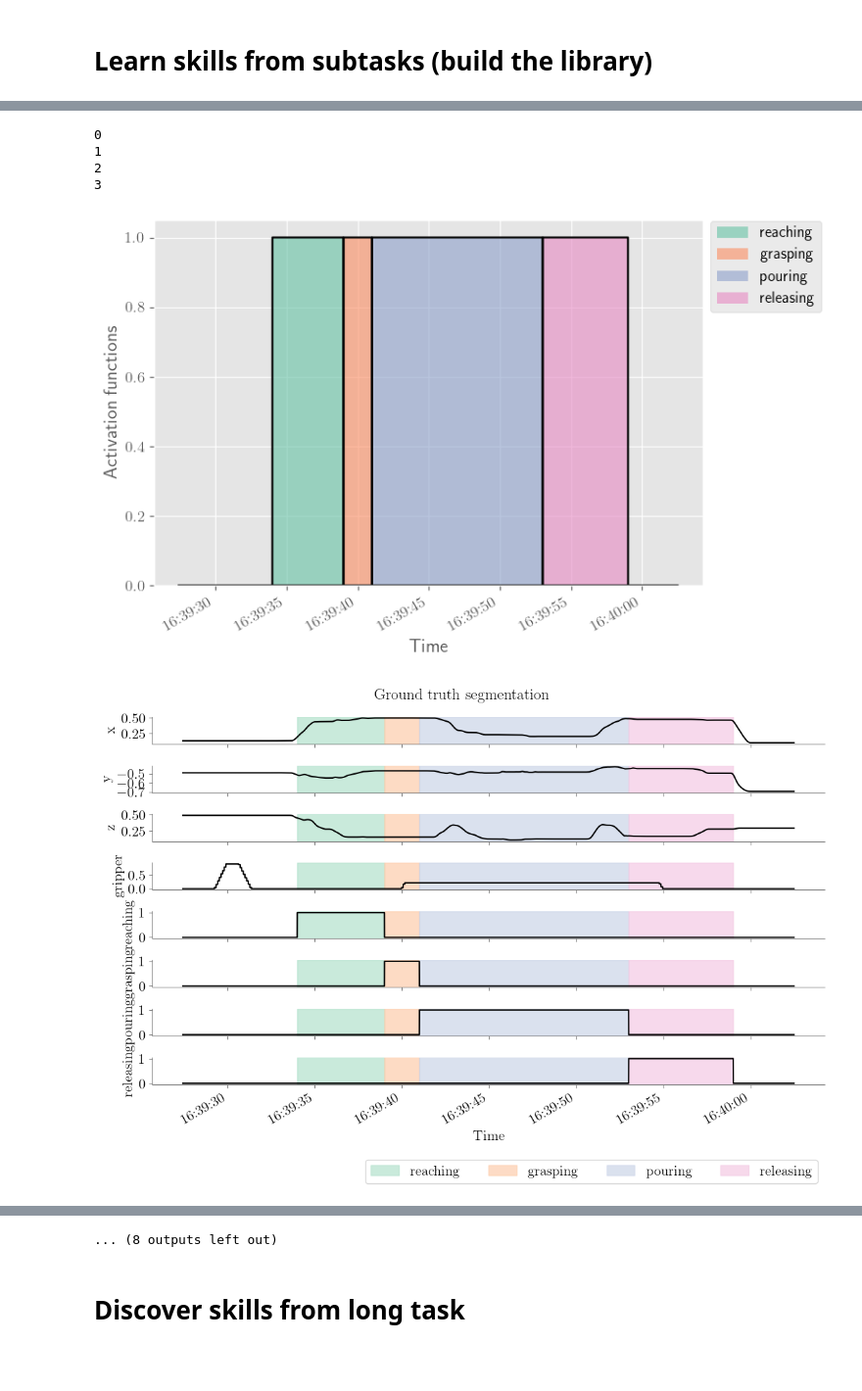
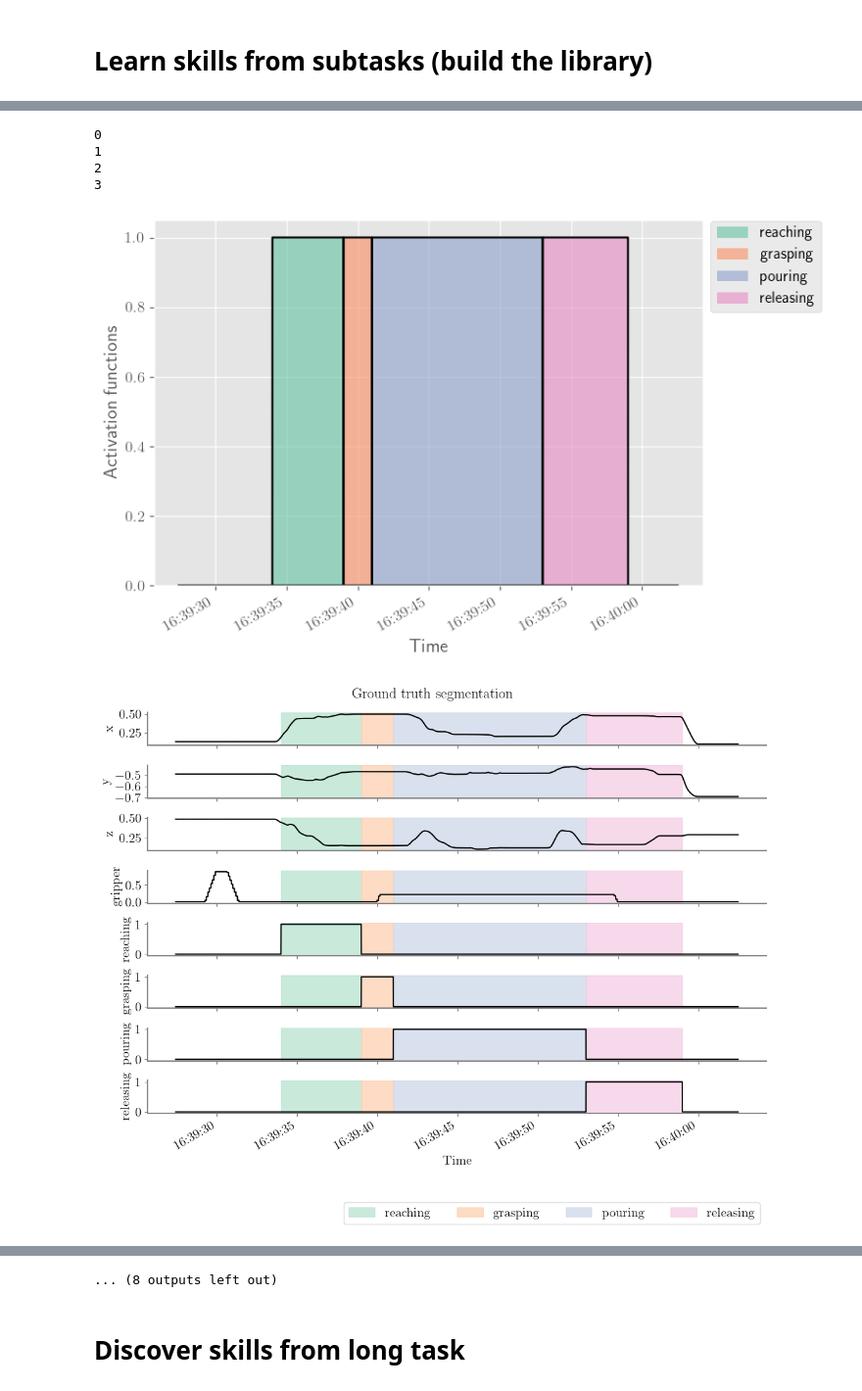
Before and after one commit to kir0ul/sdl, a Jupyter notebook: full-experiment.ipynb, the cells around one changed output, grey strips where cells are left out. Shown at 98% size. Drawn from its saved outputs; the diff is of its cells as text; code cells hidden in the pictures; blank space fills up the shorter version.

```diff
--- a/full-experiment.ipynb
+++ b/full-experiment.ipynb
@@ -206,7 +207,11 @@ def augment_traj_activation_functions(gt_segm_dict, traj):
 def plot_segments(traj, gt_segm_dict, nsegments):
     df_labels = list(traj.drop(columns=["timestamp"]).keys())
     fig, axes = plt.subplots(
-        nrows=len(df_labels), ncols=1, sharex=True, sharey=False, figsize=(11, 7)
+        nrows=len(df_labels),
+        ncols=1,
+        sharex=True,
+        sharey=False,
+        figsize=(11, len(df_labels)),
     )
     cmap = mpl.colormaps.get("Pastel2").colors
     labels_fontsize = 15
@@ -220,7 +225,6 @@ def plot_segments(traj, gt_segm_dict, nsegments):
 
         ax.plot(traj.timestamp, traj[df_labels[idx]], "k")
         ax.set_ylabel(df_labels[idx])
-        ax.spines[["right", "top"]].set_visible(False)
 
         y_low = traj[df_labels[idx]].min()
         y_high = traj[df_labels[idx]].max()
@@ -229,8 +233,10 @@ def plot_segments(traj, gt_segm_dict, nsegments):
         y_bottom = y_low - 0.1 * y_range
         ax.set_ylim(bottom=y_bottom, top=y_top)
         ax.tick_params(color="gray")
+        ax.spines[["right", "top"]].set_visible(False)
         for spine in ax.spines.values():
             spine.set_edgecolor("gray")
+            spine.set_linewidth(1.5)
 
         for sect_i, sect_key in enumerate(gt_segm_dict["segments"].keys()):
             skill_current = gt_segm_dict["segments"][sect_key]
@@ -354,4 +360,4 @@ def preprocessing(traj):
     plot_processed_traj(X_down=X_down)
     minmaxscaler = MinMaxScaler(feature_range=(0, 1))
     X_down_scaled = minmaxscaler.fit_transform(X_down)
-    return X_down_scaled, X
+    return X, X_down, X_down_scaled
@@ -409,14 +536,13 @@ def cpd_segmentation(
     print(f"Rand index: {randindex_res}")
 
     # display
-    with plt.style.context("ggplot_perso.mplstyle"):
-        rpt.display(
-            signal=X_down_scaled,
-            true_chg_pts=true_chg_pts_resampled,
-            computed_chg_pts=computed_chg_pts,
-            figsize=(11, 8),
-        )
-        plt.show()
+    rpt_display(
+        signal=X_down,
+        true_chg_pts=true_chg_pts_resampled,
+        computed_chg_pts=computed_chg_pts,
+        figsize=(11, X_down.shape[1]),
+    )
+    plt.show()
 
     # ### To be removed
     # computed_chg_pts = true_chg_pts_resampled
@@ -499,40 +625,40 @@ for filenum in filenums:
     )
     plot_segments(traj=traj, gt_segm_dict=gt_segm_dict, nsegments=nsegments)
     # labels = gt_segm_dict["segments"].keys()
-    X_down_scaled, X = preprocessing(traj=traj)
+    X, X_down, X_down_scaled = preprocessing(traj=traj)
     chg_pts_all, true_chg_pts = cpd_segmentation(
         gt_segm_dict=gt_segm_dict,
         traj=traj,
         X=X,
         X_down_scaled=X_down_scaled,
         resample_num=resample_num,
         cpd_segm_penalty=cpd_segm_penalty,
     )
     skills_lib = add2library(
         lib_path=lib_path,
         chg_pts_all=chg_pts_all,
         traj=traj,
         X=X,
         resample_num=resample_num,
         similarity_threshold=similarity_threshold,
     )
 # %% [output]
 {'hdf5': 'pour-1.h5',
  'segments': {'grasping': {'end': 1769722781, 'ini': 1769722779},
               'pouring': {'end': 1769722793, 'ini': 1769722781},
               'reaching': {'end': 1769722779, 'ini': 1769722774},
               'releasing': {'end': 1769722799, 'ini': 1769722793}},
  'synchro_ts': 0,
  'synchro_vid': 0,
  'video': 'pour-1.MOV'}
 ['gripper_info', 'joint_state_info', 'transform_info', 'wrench_info']
 [figure]
 0
 1
 2
 3
 [figure]
-[figure, old version]
+[figure, new version]
 [figure]
 Precision: 1.0 | Recall: 1.0
 Hausdorff: 1.0
```
Also changed, not shown: parts of 4 cells of this notebook, 6 other files.
